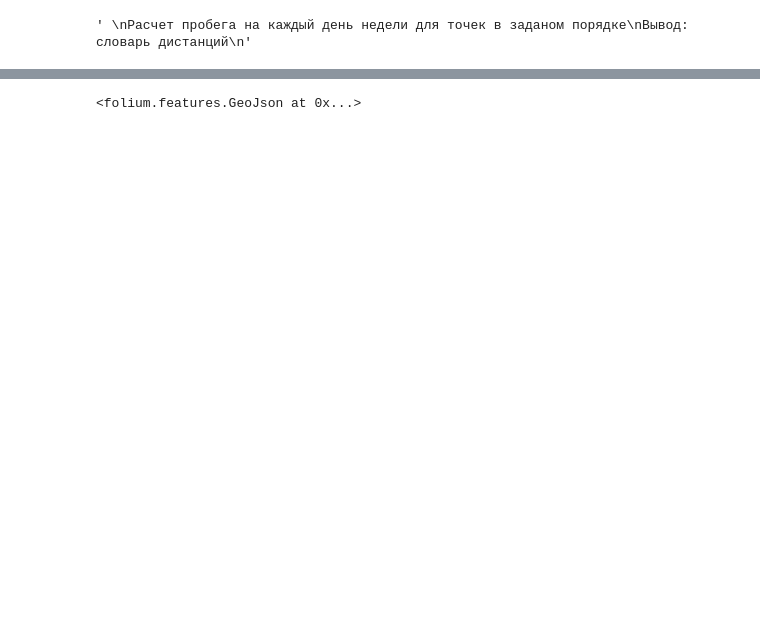
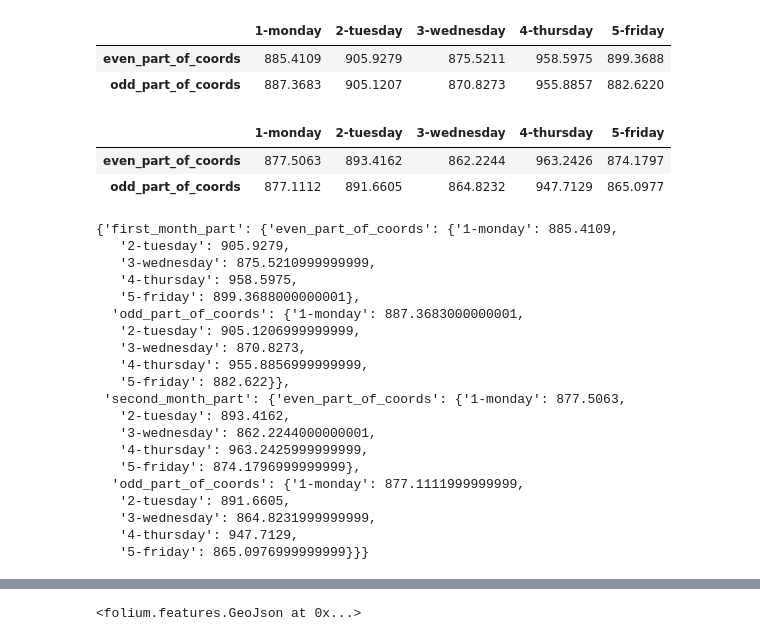
Before and after one commit to fugrusha/notebooks, a Jupyter notebook: Calculate distances.ipynb, the cells around one changed output, grey strips where cells are left out. Saved outputs shown, nothing was run; the diff lists cells and outputs as text; code cells hidden in the pictures; blank space fills up the shorter version.

```diff
--- a/Calculate distances.ipynb
+++ b/Calculate distances.ipynb
@@ -16,13 +16,44 @@ full_dict = schedule(schedule_data)
 # %%
 '''
 Расчет пробега на каждый день недели для точек в заданом порядке
+Расписание НЕ ДОЛЖНО содержать ТТ Новый для КПК
 Вывод: словарь дистанций
 '''
+
+# Координаты точки отправления и прибытия (офиса)
+source = [28.5673, 49.2226]
+dest = [28.5673, 49.2226]
+
 data = calc_dist(full_dict)
 display(df_first(data))
 display(df_second(data))
 # %% [output]
+|  | 1-monday | 2-tuesday | 3-wednesday | 4-thursday | 5-friday |
+| even_part_of_coords | 885.4109 | 905.9279 | 875.5211 | 958.5975 | 899.3688 |
+| odd_part_of_coords | 887.3683 | 905.1207 | 870.8273 | 955.8857 | 882.6220 |
+|  | 1-monday | 2-tuesday | 3-wednesday | 4-thursday | 5-friday |
+| even_part_of_coords | 877.5063 | 893.4162 | 862.2244 | 963.2426 | 874.1797 |
+| odd_part_of_coords | 877.1112 | 891.6605 | 864.8232 | 947.7129 | 865.0977 |
-' \nРасчет пробега на каждый день недели для точек в заданом порядке\nВывод: словарь дистанций\n'
+{'first_month_part': {'even_part_of_coords': {'1-monday': 885.4109,
+   '2-tuesday': 905.9279,
+   '3-wednesday': 875.5210999999999,
+   '4-thursday': 958.5975,
+   '5-friday': 899.3688000000001},
+  'odd_part_of_coords': {'1-monday': 887.3683000000001,
+   '2-tuesday': 905.1206999999999,
+   '3-wednesday': 870.8273,
+   '4-thursday': 955.8856999999999,
+   '5-friday': 882.622}},
+ 'second_month_part': {'even_part_of_coords': {'1-monday': 877.5063,
+   '2-tuesday': 893.4162,
+   '3-wednesday': 862.2244000000001,
+   '4-thursday': 963.2425999999999,
+   '5-friday': 874.1796999999999},
+  'odd_part_of_coords': {'1-monday': 877.1111999999999,
+   '2-tuesday': 891.6605,
+   '3-wednesday': 864.8231999999999,
+   '4-thursday': 947.7129,
+   '5-friday': 865.0976999999999}}}
 # %%
 '''
 Расчет TRIP_ROUTE (Жадный алгоритм)
```
Also changed, not shown: parts of 3 cells of this notebook, 1 other file.
